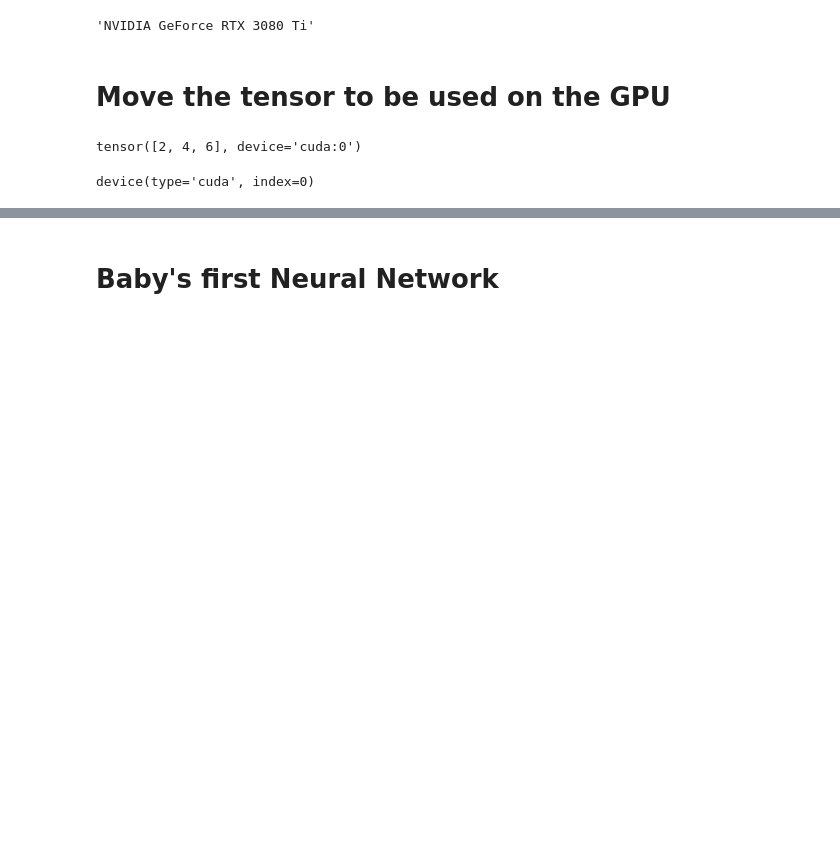
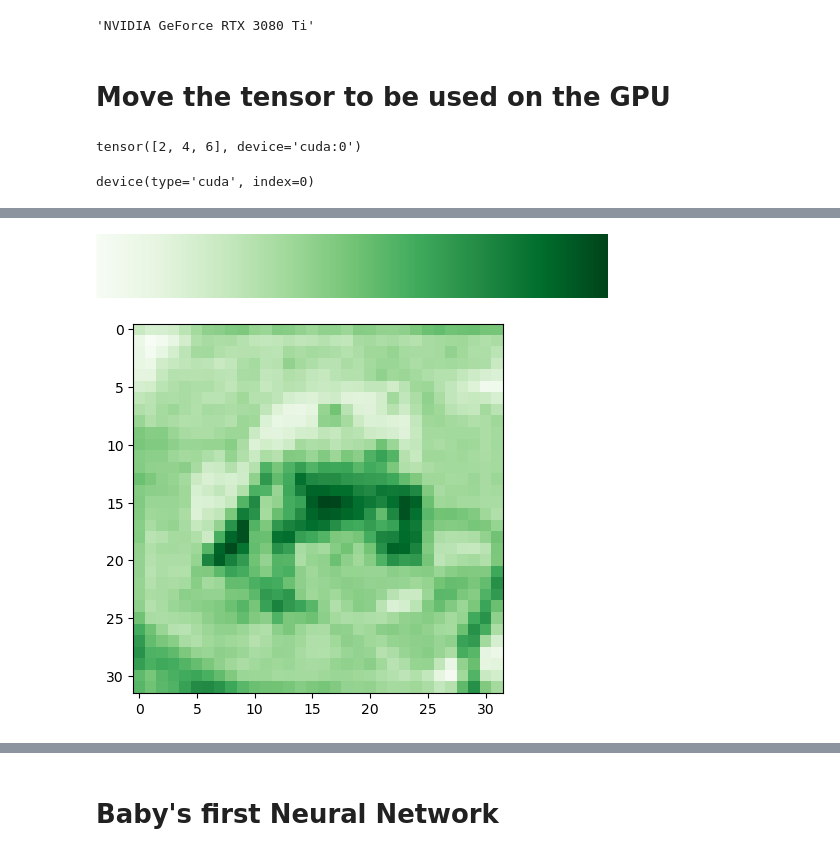
Before and after one commit to SandysPappy/datacamp, a Jupyter notebook: IntroToPyTorch.ipynb, the cells around one changed output, grey strips where cells are left out. Saved outputs shown, nothing was run; the diff lists cells and outputs as text; code cells hidden in the pictures; blank space fills up the shorter version.

```diff
--- a/IntroToPyTorch.ipynb
+++ b/IntroToPyTorch.ipynb
@@ -87,0 +206,6 @@ dict_keys(['batch_label', 'labels', 'data', 'filenames'])
+# %%
+plt.imshow(green_channel, cmap='Greens')
+plt.get_cmap(name='Greens')
+# %% [output]
+[figure, added]
+[figure, added]
```
Also changed, not shown: parts of 44 cells of this notebook.
